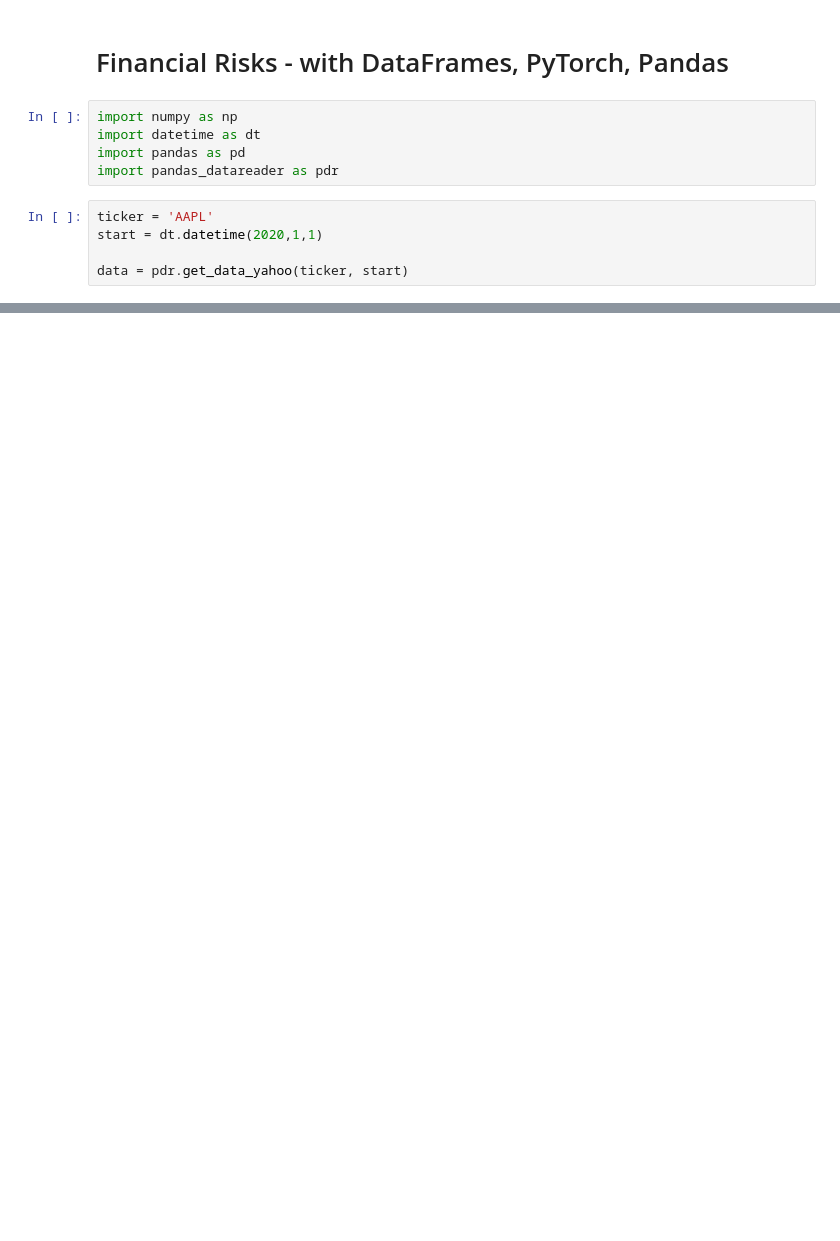
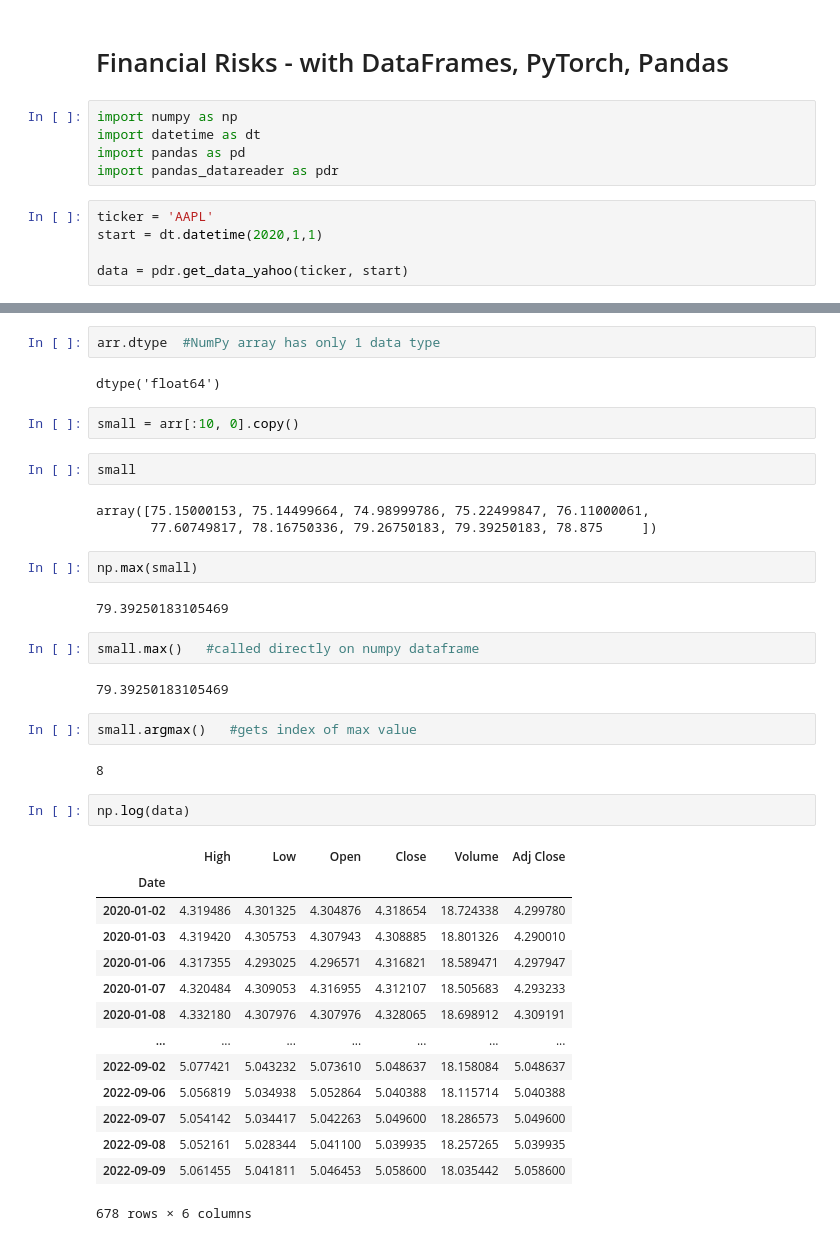
Before and after one commit to sullysbrain/python-machinelearning, a Jupyter notebook: jupyter-misc/financial-risks-calculations.ipynb, the cells around one changed output, grey strips where cells are left out. Saved outputs shown, nothing was run; the diff lists cells and outputs as text; blank space fills up the shorter version.

```diff
--- a/jupyter-misc/financial-risks-calculations.ipynb
+++ b/jupyter-misc/financial-risks-calculations.ipynb
@@ -24,0 +54,40 @@ type(data)
+# %%
+arr.dtype  #NumPy array has only 1 data type
+# %% [output]
+dtype('float64')
+# %%
+small = arr[:10, 0].copy()
+# %%
+small
+# %% [output]
+array([75.15000153, 75.14499664, 74.98999786, 75.22499847, 76.11000061,
+       77.60749817, 78.16750336, 79.26750183, 79.39250183, 78.875     ])
+# %%
+np.max(small)
+# %% [output]
+79.39250183105469
+# %%
+small.max()   #called directly on numpy dataframe
+# %% [output]
+79.39250183105469
+# %%
+small.argmax()   #gets index of max value
+# %% [output]
+8
+# %%
+np.log(data)
+# %% [output]
+|  | High | Low | Open | Close | Volume | Adj Close |
+| Date |  |  |  |  |  |  |
+| 2020-01-02 | 4.319486 | 4.301325 | 4.304876 | 4.318654 | 18.724338 | 4.299780 |
+| 2020-01-03 | 4.319420 | 4.305753 | 4.307943 | 4.308885 | 18.801326 | 4.290010 |
+| 2020-01-06 | 4.317355 | 4.293025 | 4.296571 | 4.316821 | 18.589471 | 4.297947 |
+| 2020-01-07 | 4.320484 | 4.309053 | 4.316955 | 4.312107 | 18.505683 | 4.293233 |
+| 2020-01-08 | 4.332180 | 4.307976 | 4.307976 | 4.328065 | 18.698912 | 4.309191 |
+| ... | ... | ... | ... | ... | ... | ... |
+| 2022-09-02 | 5.077421 | 5.043232 | 5.073610 | 5.048637 | 18.158084 | 5.048637 |
+| 2022-09-06 | 5.056819 | 5.034938 | 5.052864 | 5.040388 | 18.115714 | 5.040388 |
+| 2022-09-07 | 5.054142 | 5.034417 | 5.042263 | 5.049600 | 18.286573 | 5.049600 |
+| 2022-09-08 | 5.052161 | 5.028344 | 5.041100 | 5.039935 | 18.257265 | 5.039935 |
+| 2022-09-09 | 5.061455 | 5.041811 | 5.046453 | 5.058600 | 18.035442 | 5.058600 |
+678 rows × 6 columns
```
Also changed, not shown: parts of 30 cells of this notebook.
